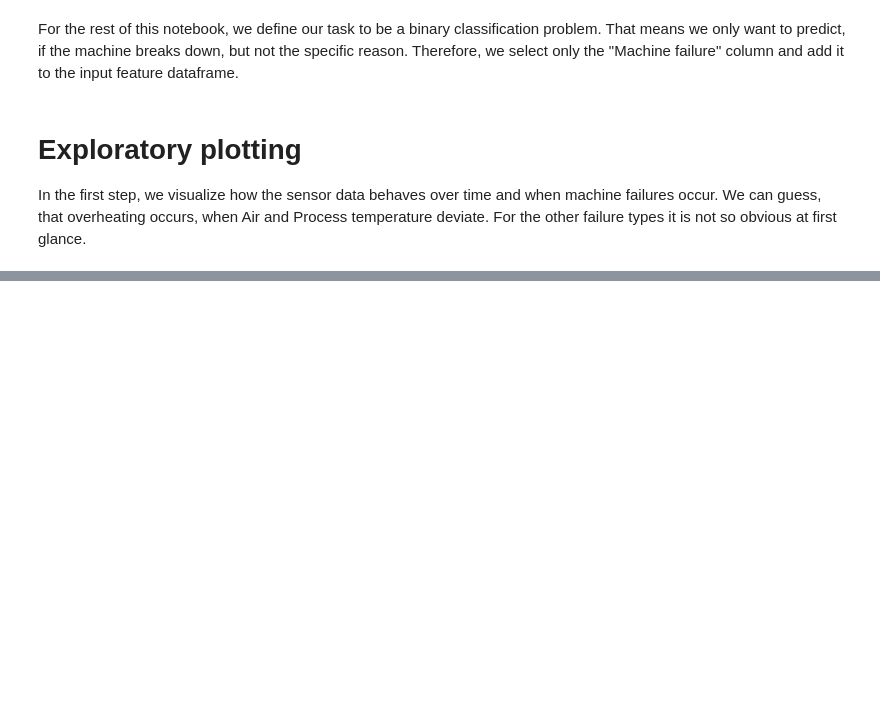
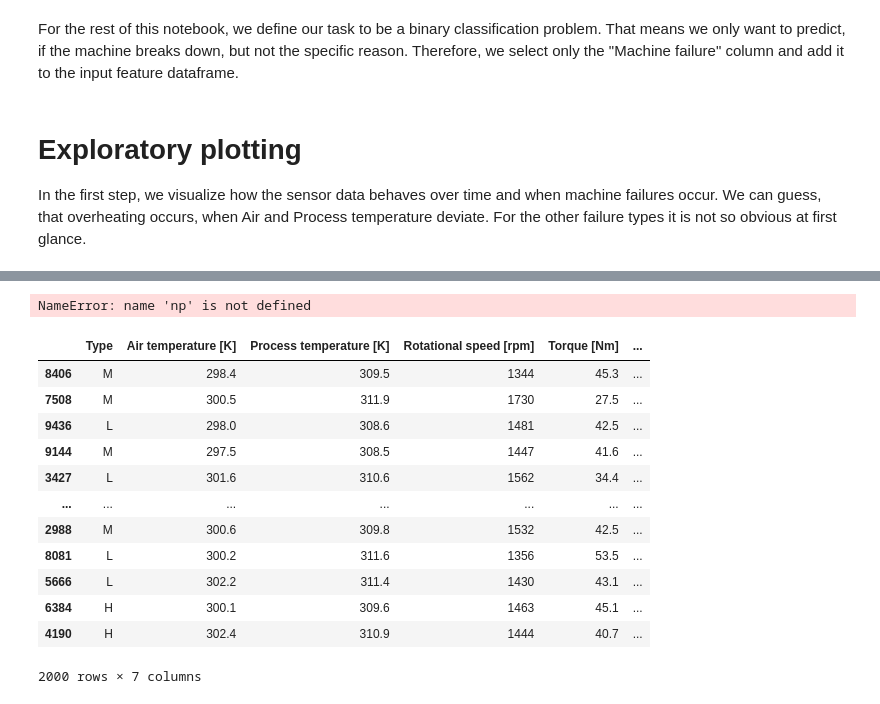
Before and after one commit to hfrechen/predictive_maintenance, a Jupyter notebook: notebooks/EDA.ipynb, the cells around one changed output, grey strips where cells are left out. Saved outputs shown, nothing was run; the diff lists cells and outputs as text; code cells hidden in the pictures; blank space fills up the shorter version.

Commit message:
Generated stratified train test split and saved data

```diff
--- a/notebooks/EDA.ipynb
+++ b/notebooks/EDA.ipynb
@@ -198,0 +201,24 @@ df
+# %%
+from sklearn.model_selection import train_test_split
+train_df, test_df =  train_test_split(df, test_size=0.2, random_state=13, stratify=df["Machine failure"])
+# df.to_parquet("../data/")
+# %%
+np.sum(train_df["Machine failure"])
+# %% [output]
+NameError: name 'np' is not defined
+# %%
+test_df
+# %% [output]
+|  | Type | Air temperature [K] | Process temperature [K] | Rotational speed [rpm] | Torque [Nm] | ... |
+| 8406 | M | 298.4 | 309.5 | 1344 | 45.3 | ... |
+| 7508 | M | 300.5 | 311.9 | 1730 | 27.5 | ... |
+| 9436 | L | 298.0 | 308.6 | 1481 | 42.5 | ... |
+| 9144 | M | 297.5 | 308.5 | 1447 | 41.6 | ... |
+| 3427 | L | 301.6 | 310.6 | 1562 | 34.4 | ... |
+| ... | ... | ... | ... | ... | ... | ... |
+| 2988 | M | 300.6 | 309.8 | 1532 | 42.5 | ... |
+| 8081 | L | 300.2 | 311.6 | 1356 | 53.5 | ... |
+| 5666 | L | 302.2 | 311.4 | 1430 | 43.1 | ... |
+| 6384 | H | 300.1 | 309.6 | 1463 | 45.1 | ... |
+| 4190 | H | 302.4 | 310.9 | 1444 | 40.7 | ... |
+2000 rows × 7 columns
```
Also changed, not shown: parts of 8 cells of this notebook, 2 other files.
